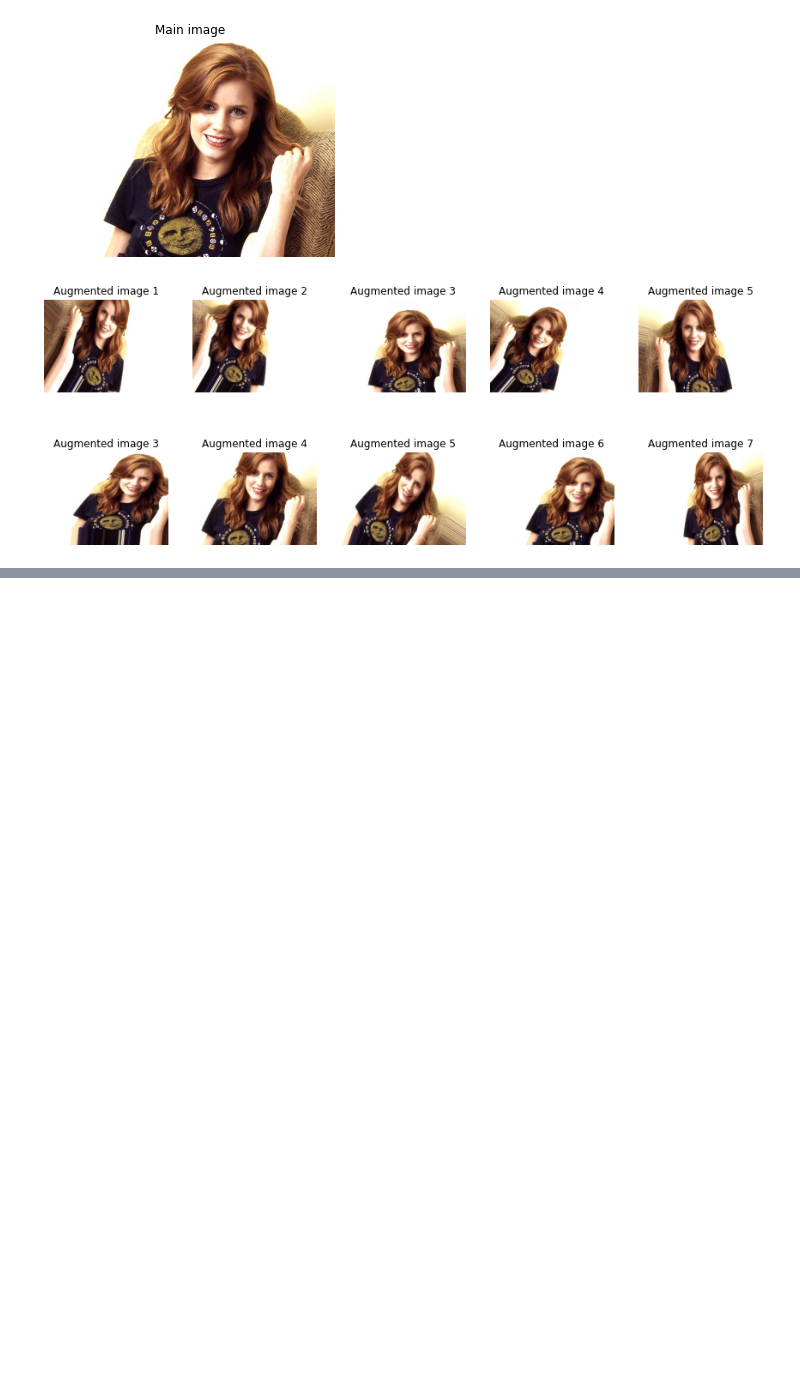
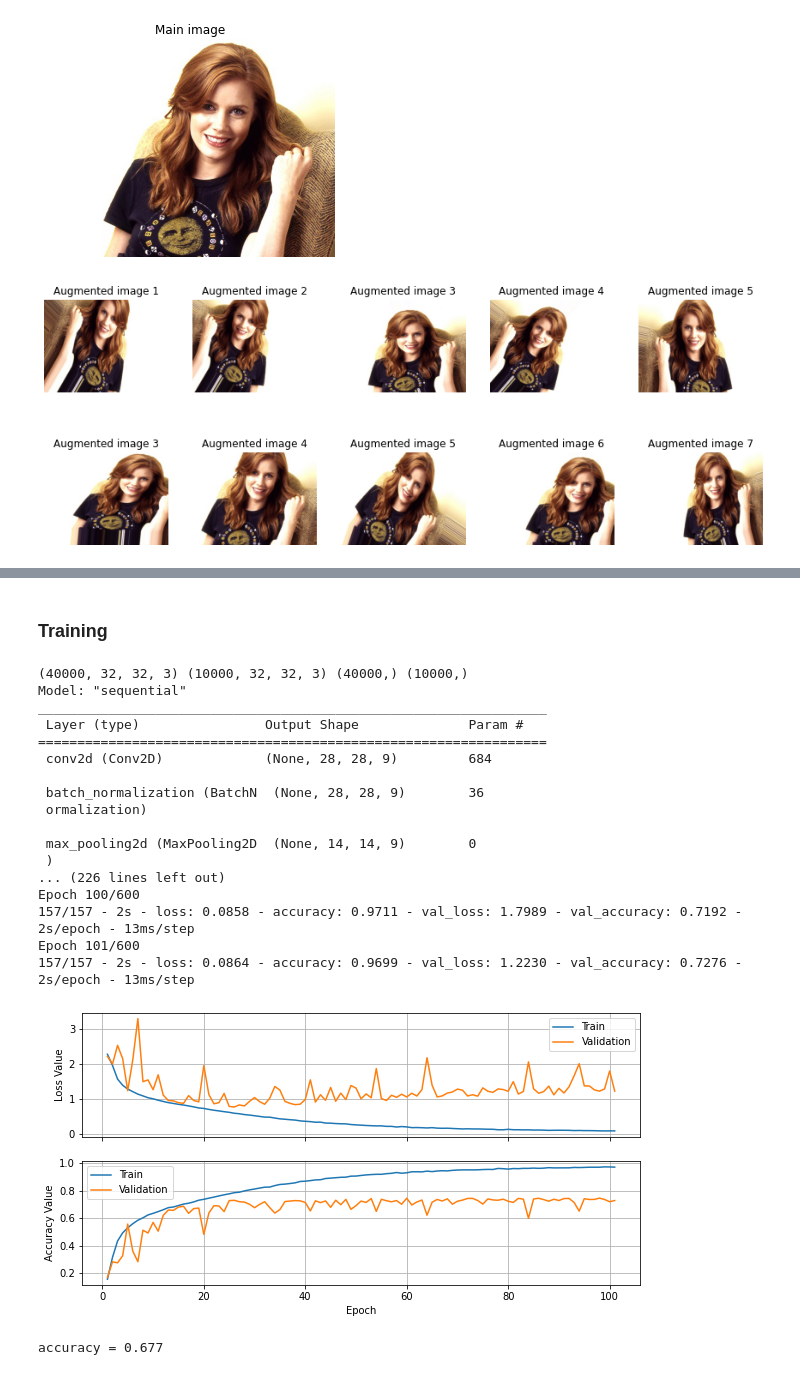
Before and after one commit to Pooria90/CIFAR-10, a Jupyter notebook: main.ipynb, the cells around one changed output, grey strips where cells are left out. Cells and saved outputs as stored; diff of their text form; code cells hidden in the pictures; blank space fills up the shorter version.

```diff
--- a/main.ipynb
+++ b/main.ipynb
@@ -837,0 +964,57 @@ for i in range(2):
+# %% [markdown]
+### Training
+# %%
+from sklearn.model_selection import train_test_split
+
+x_tr, x_va, y_tr, y_va = train_test_split(x_tr_new, y_tr_new, test_size=0.2, shuffle=True)
+print(x_tr.shape, x_va.shape, y_tr.shape, y_va.shape)
+y_tr, y_va, y_te = map(to_categorical, [y_tr, y_va, y_test])
+
+model2 = get_cnn([1000,250,10], dropout=0.5, bn=True, pool=True)
+dummy = tf.random.normal(x_train[0:2,:].shape)
+_ = model2.predict(dummy)
+model2.summary()
+
+lr = 0.01
+bs = 256
+ep = 600
+
+er_stop = keras.callbacks.EarlyStopping(
+    monitor= 'val_loss', patience=75, restore_best_weights=True
+)
+
+model2.compile(
+    optimizer = tf.keras.optimizers.SGD(learning_rate=lr, momentum=0.9),
+    loss = keras.losses.CategoricalCrossentropy(from_logits=False),
+    metrics = ['accuracy']
+)
+
+hist2 = model2.fit(
+    x_tr, y_tr,
+    batch_size = bs, epochs = ep,
+    validation_data = (x_va, y_va),
+    verbose=2, callbacks = [er_stop]
+)
+
+plot_history(hist2)
+confusion(model2, x_test, y_test)
+# %% [output]
+(40000, 32, 32, 3) (10000, 32, 32, 3) (40000,) (10000,)
+Model: "sequential"
+_________________________________________________________________
+ Layer (type)                Output Shape              Param #
+=================================================================
+ conv2d (Conv2D)             (None, 28, 28, 9)         684
+
+ batch_normalization (BatchN  (None, 28, 28, 9)        36
+ ormalization)
+
+ max_pooling2d (MaxPooling2D  (None, 14, 14, 9)        0
+ )
+... (226 lines left out)
+Epoch 100/600
+157/157 - 2s - loss: 0.0858 - accuracy: 0.9711 - val_loss: 1.7989 - val_accuracy: 0.7192 - 2s/epoch - 13ms/step
+Epoch 101/600
+157/157 - 2s - loss: 0.0864 - accuracy: 0.9699 - val_loss: 1.2230 - val_accuracy: 0.7276 - 2s/epoch - 13ms/step
+[figure, added]
+accuracy = 0.677
```
Also changed, not shown: parts of 14 cells of this notebook.
